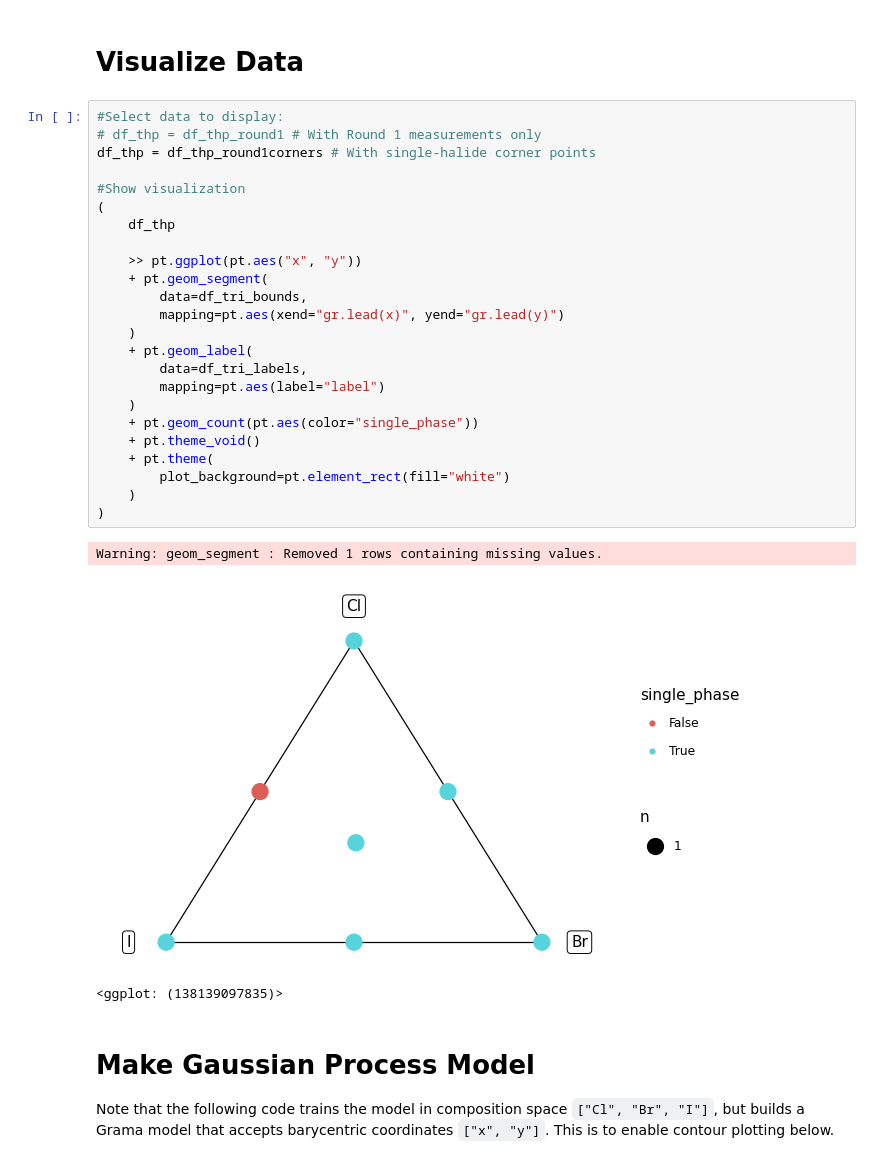
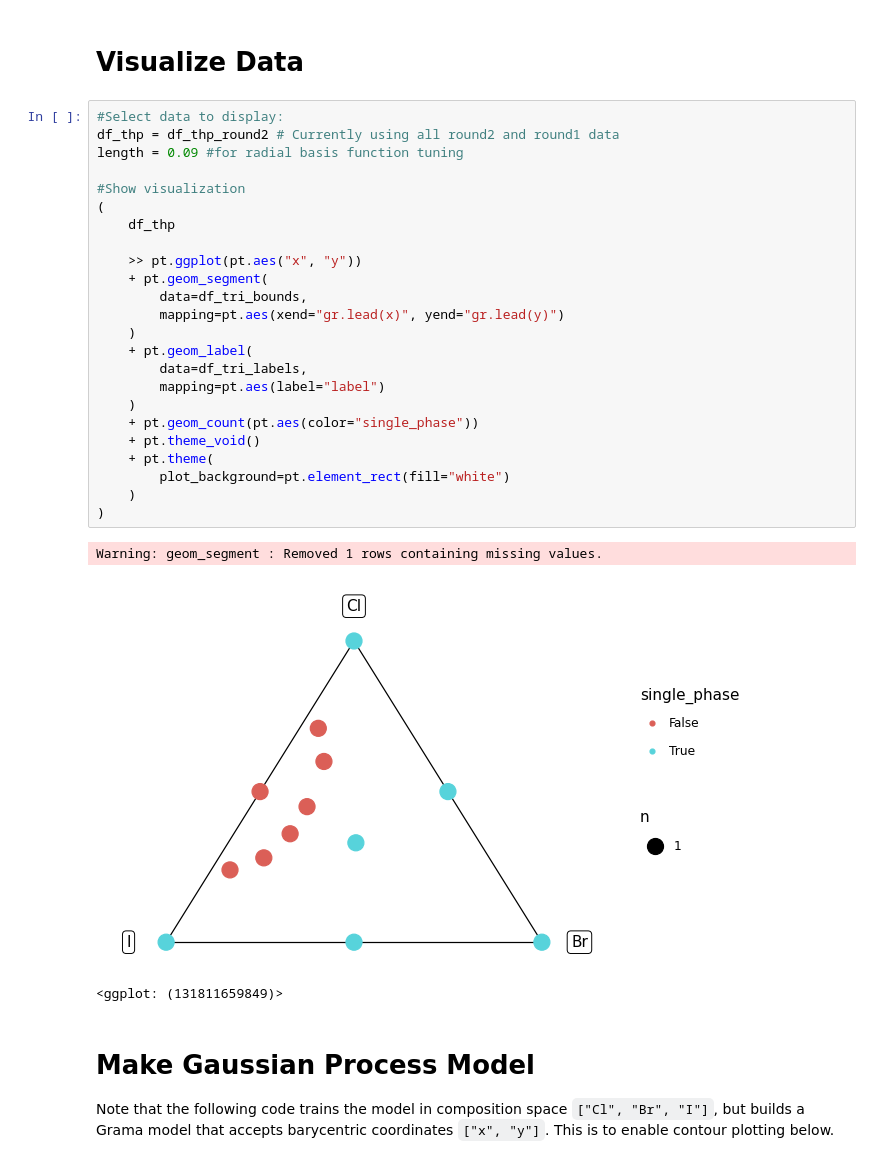
Before and after one commit to kaybr24/perovskite-solar, a Jupyter notebook: Triple Halide Contour Map.ipynb, the cells around one changed output. Drawn from its saved outputs; the diff is of its cells as text.

Commit message:
Added round 2 data!
All round 2 perovskites were NOT single-phase, now running on both round 1 (verified by synthesizing twice) and round 2 (unverified) data

```diff
--- a/Triple Halide Contour Map.ipynb
+++ b/Triple Halide Contour Map.ipynb
@@ -168,32 +223,32 @@ df_thp_round1corners = (
 # Visualize Data
 # %%
 #Select data to display:
-# df_thp = df_thp_round1 # With Round 1 measurements only
-df_thp = df_thp_round1corners # With single-halide corner points
+df_thp = df_thp_round2 # Currently using all round2 and round1 data
+length = 0.09 #for radial basis function tuning
 
 #Show visualization
 (
     df_thp
 
     >> pt.ggplot(pt.aes("x", "y"))
     + pt.geom_segment(
         data=df_tri_bounds,
         mapping=pt.aes(xend="gr.lead(x)", yend="gr.lead(y)")
     )
     + pt.geom_label(
         data=df_tri_labels,
         mapping=pt.aes(label="label")
     )
     + pt.geom_count(pt.aes(color="single_phase"))
     + pt.theme_void()
     + pt.theme(
         plot_background=pt.element_rect(fill="white")
     )
 )
 # %% [output]
 Warning: geom_segment : Removed 1 rows containing missing values.
-[figure, old version]
+[figure, new version]
-<ggplot: (138139097835)>
+<ggplot: (131811659849)>
 # %% [markdown]
 # Make Gaussian Process Model
 
```
Also changed, not shown: parts of 11 cells of this notebook, 1 other file.
